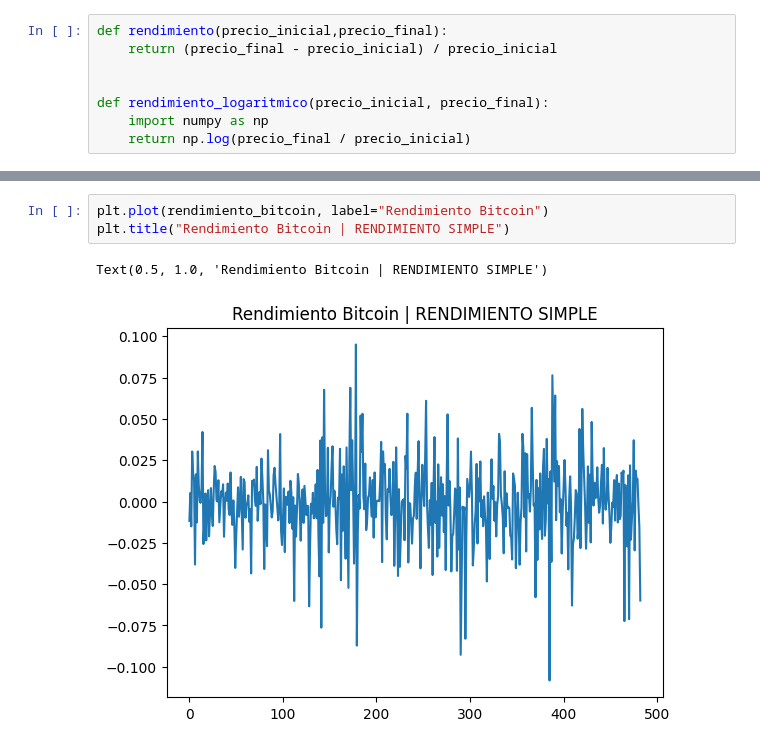
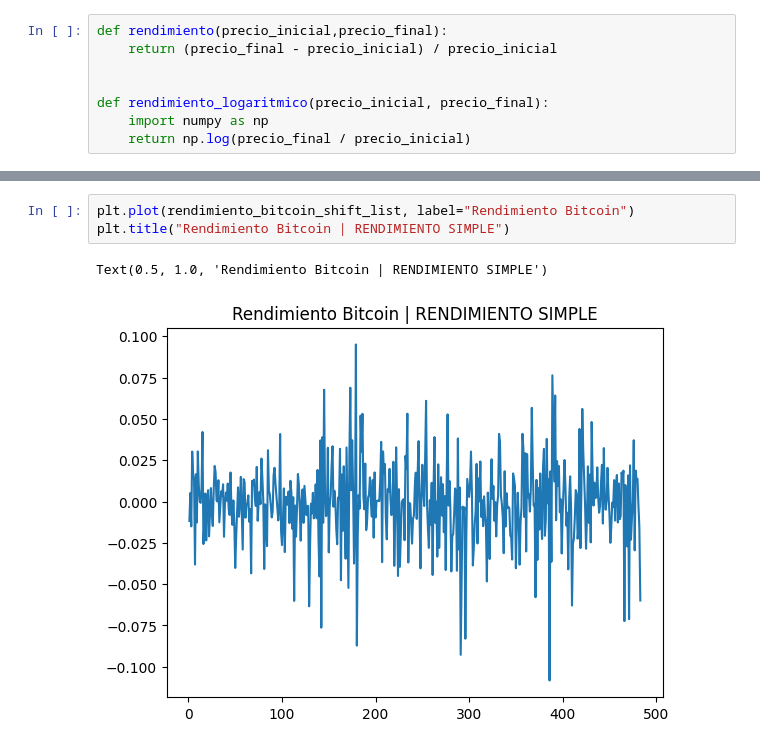
Before and after one commit to Seikened/semestre_v, a Jupyter notebook: ciencia_de_datos_aplicada_a_la_economia/clase_2.ipynb, the cells around one changed output, grey strips where cells are left out. Cells and saved outputs as stored; diff of their text form.

```diff
--- a/ciencia_de_datos_aplicada_a_la_economia/clase_2.ipynb
+++ b/ciencia_de_datos_aplicada_a_la_economia/clase_2.ipynb
@@ -81,8 +102,8 @@ plt.title("Precio Cierre Bitcoin | UN AÑO")
 Text(0.5, 1.0, 'Precio Cierre Bitcoin | UN AÑO')
 [figure]
 # %%
-plt.plot(rendimiento_bitcoin, label="Rendimiento Bitcoin")
+plt.plot(rendimiento_bitcoin_shift_list, label="Rendimiento Bitcoin")
 plt.title("Rendimiento Bitcoin | RENDIMIENTO SIMPLE")
 # %% [output]
 Text(0.5, 1.0, 'Rendimiento Bitcoin | RENDIMIENTO SIMPLE')
-[figure, old version]
+[figure, new version]
```
Also changed, not shown: parts of 8 cells of this notebook, 3 other files.
